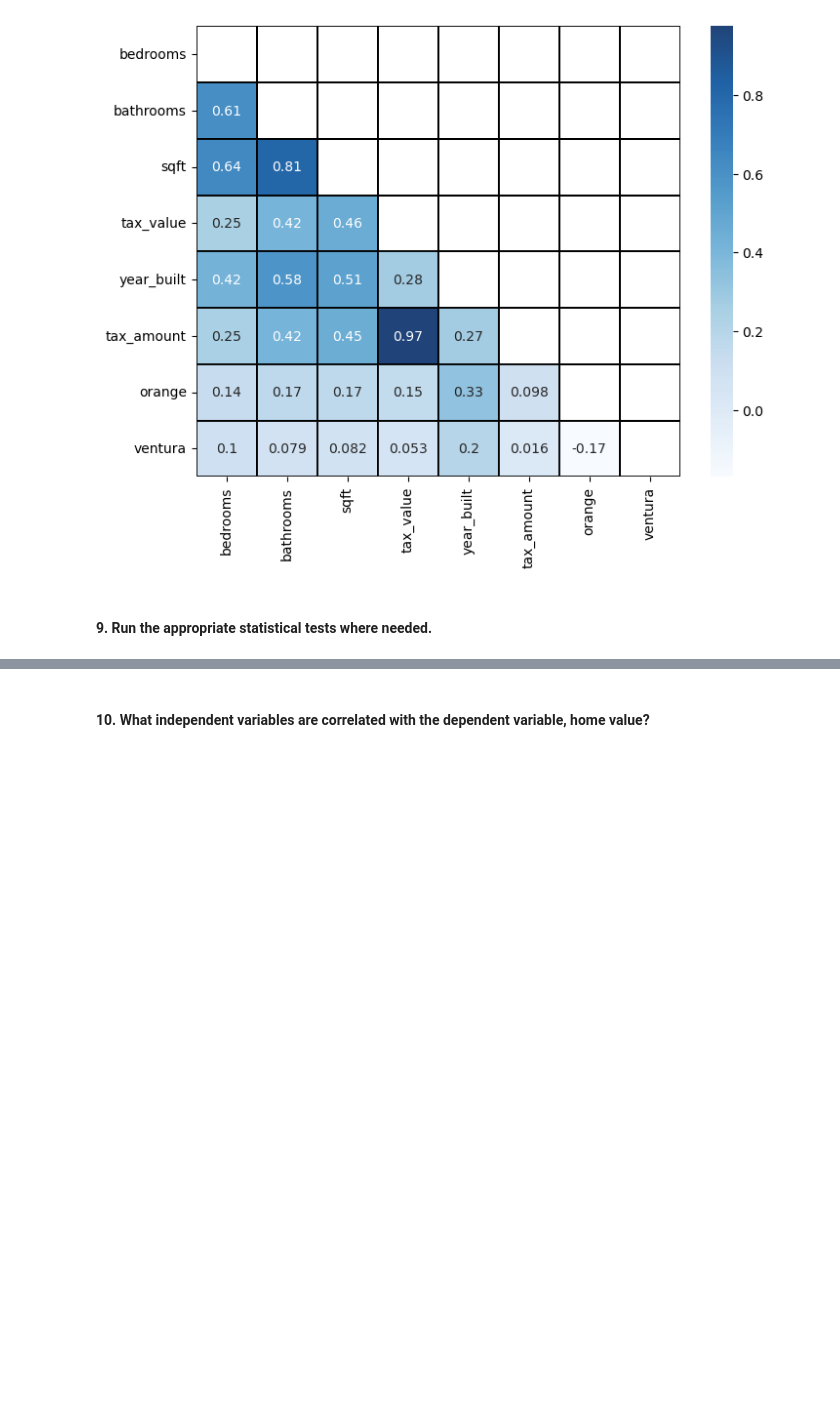
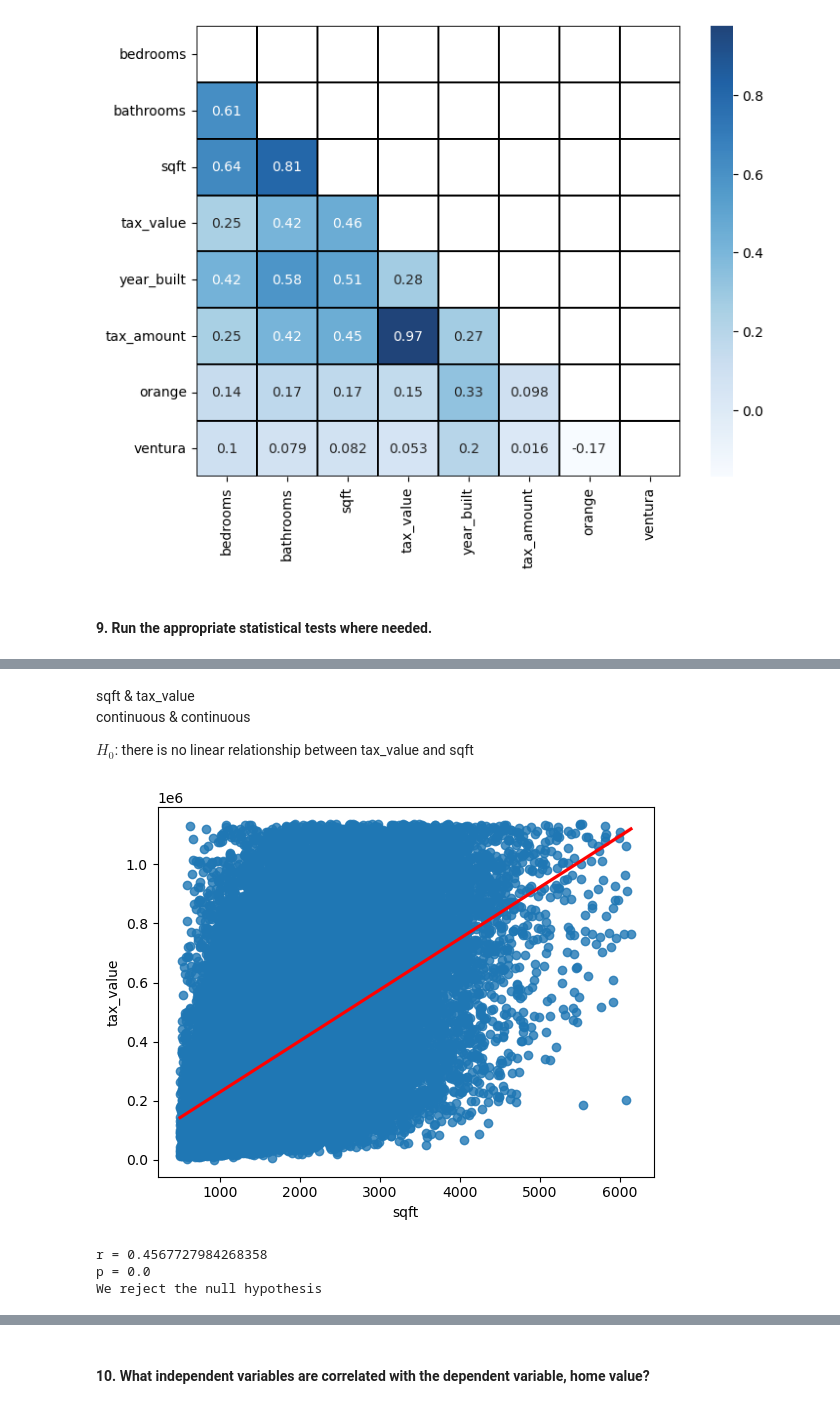
Before and after one commit to manuel-salazar1/regression-exercises, a Jupyter notebook: explore.ipynb, the cells around one changed output, grey strips where cells are left out. Drawn from its saved outputs; the diff is of its cells as text; code cells hidden in the pictures; blank space fills up the shorter version.

```diff
--- a/explore.ipynb
+++ b/explore.ipynb
@@ -237,0 +226,25 @@ continuous & continuous
+# %% [markdown]
+sqft & tax_value
+continuous & continuous
+
+$H_0$: there is no linear relationship between tax_value and sqft
+# %%
+sns.regplot(data=train.sample(100_000), x='sqft', y='tax_value', line_kws={'color':'red'})
+plt.show()
+# %% [output]
+[figure, added]
+# %%
+alpha = 0.05
+
+r, p = stats.spearmanr(train.sqft, train.tax_value)
+print('r =', r)
+print('p =', p)
+
+if p < alpha:
+    print("We reject the null hypothesis")
+else:
+    print("We fail to reject the null hypothesis")
+# %% [output]
+r = 0.4567727984268358
+p = 0.0
+We reject the null hypothesis
```
Also changed, not shown: parts of 27 cells of this notebook, 1 other file.
